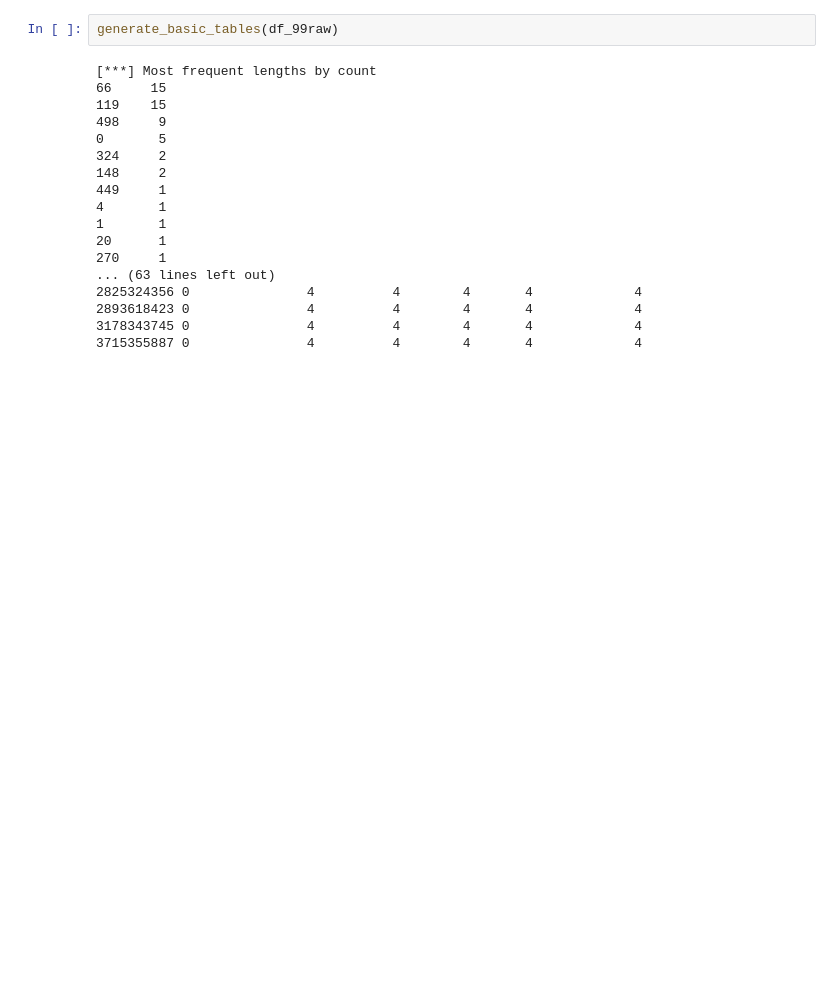
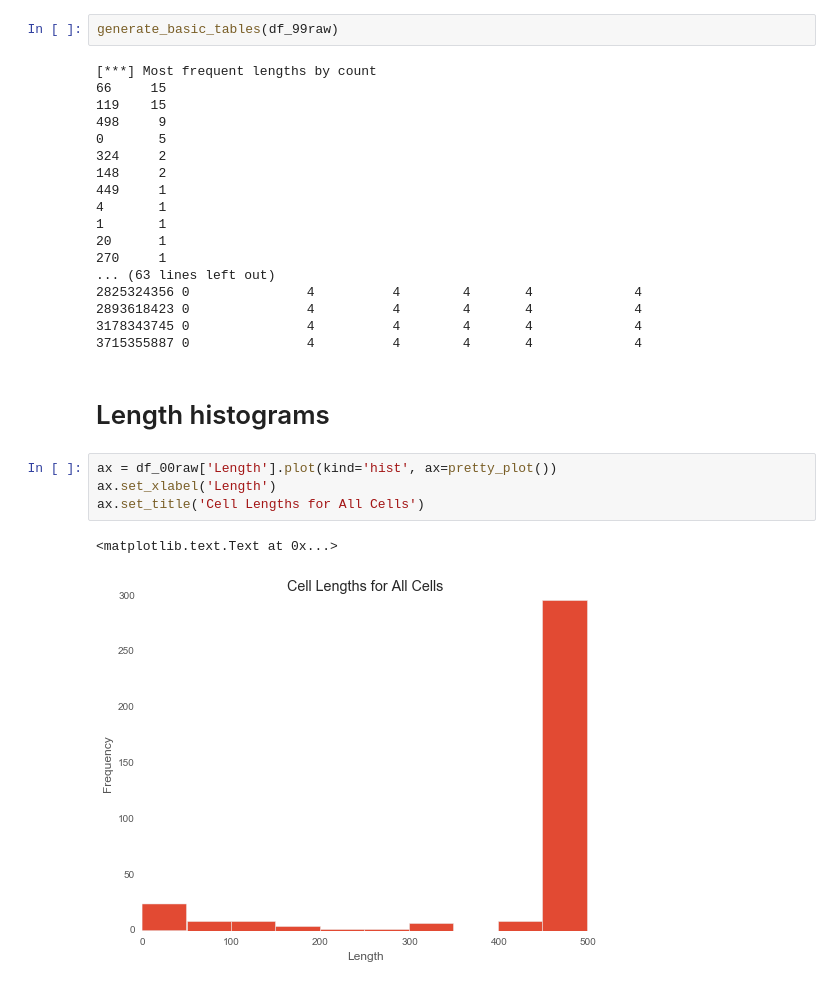
Before and after one commit to redshiftzero/fun-with-fingerprinting, a Jupyter notebook: exploration/single_trace_level_data_exploration.ipynb, the cells around one changed output. Saved outputs shown, nothing was run; the diff lists cells and outputs as text; blank space fills up the shorter version.

```diff
--- a/exploration/single_trace_level_data_exploration.ipynb
+++ b/exploration/single_trace_level_data_exploration.ipynb
@@ -124,3 +124,12 @@ generate_basic_tables(df_99raw)
 2893618423 0               4          4        4       4             4
 3178343745 0               4          4        4       4             4
 3715355887 0               4          4        4       4             4
+# %% [markdown]
+# Length histograms
+# %%
+ax = df_00raw['Length'].plot(kind='hist', ax=pretty_plot())
+ax.set_xlabel('Length')
+ax.set_title('Cell Lengths for All Cells')
+# %% [output]
+<matplotlib.text.Text at 0x...>
+[figure, added]
```
Also changed, not shown: parts of 10 cells of this notebook.
